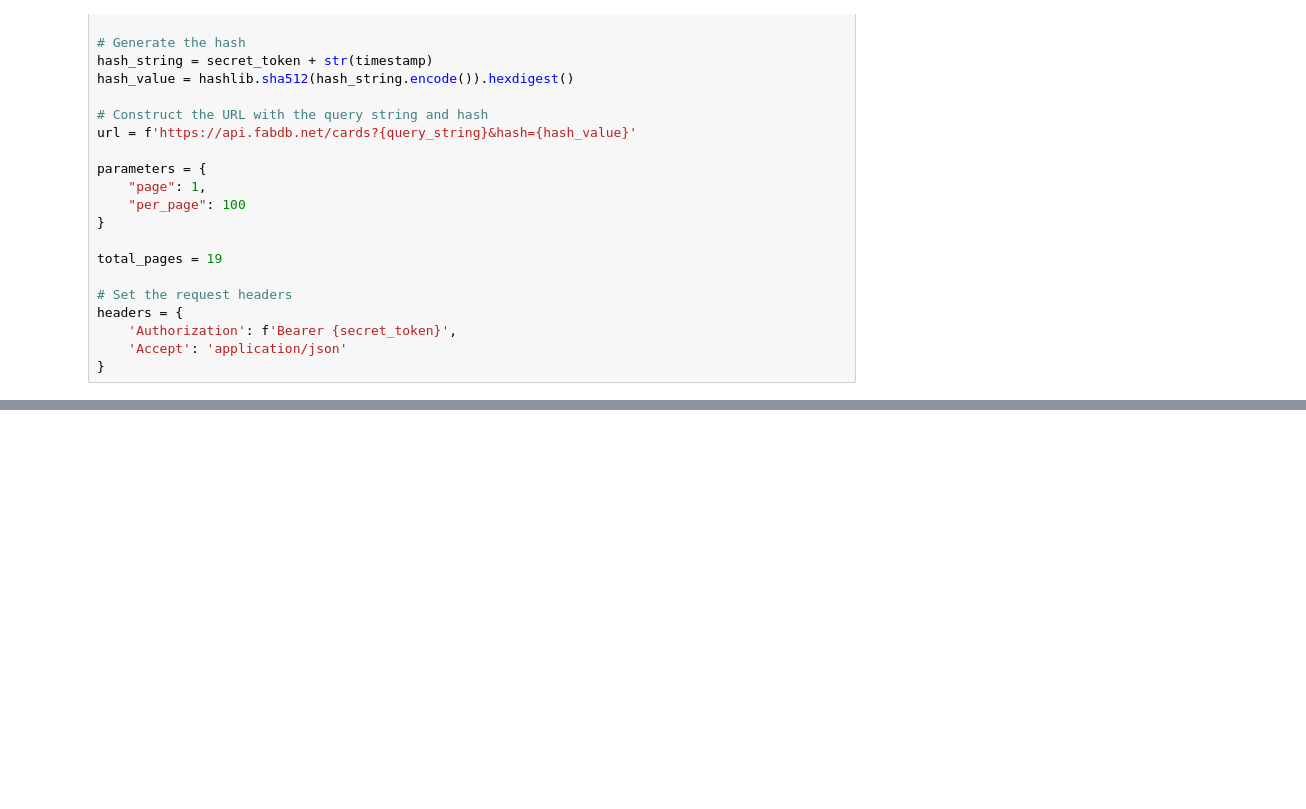
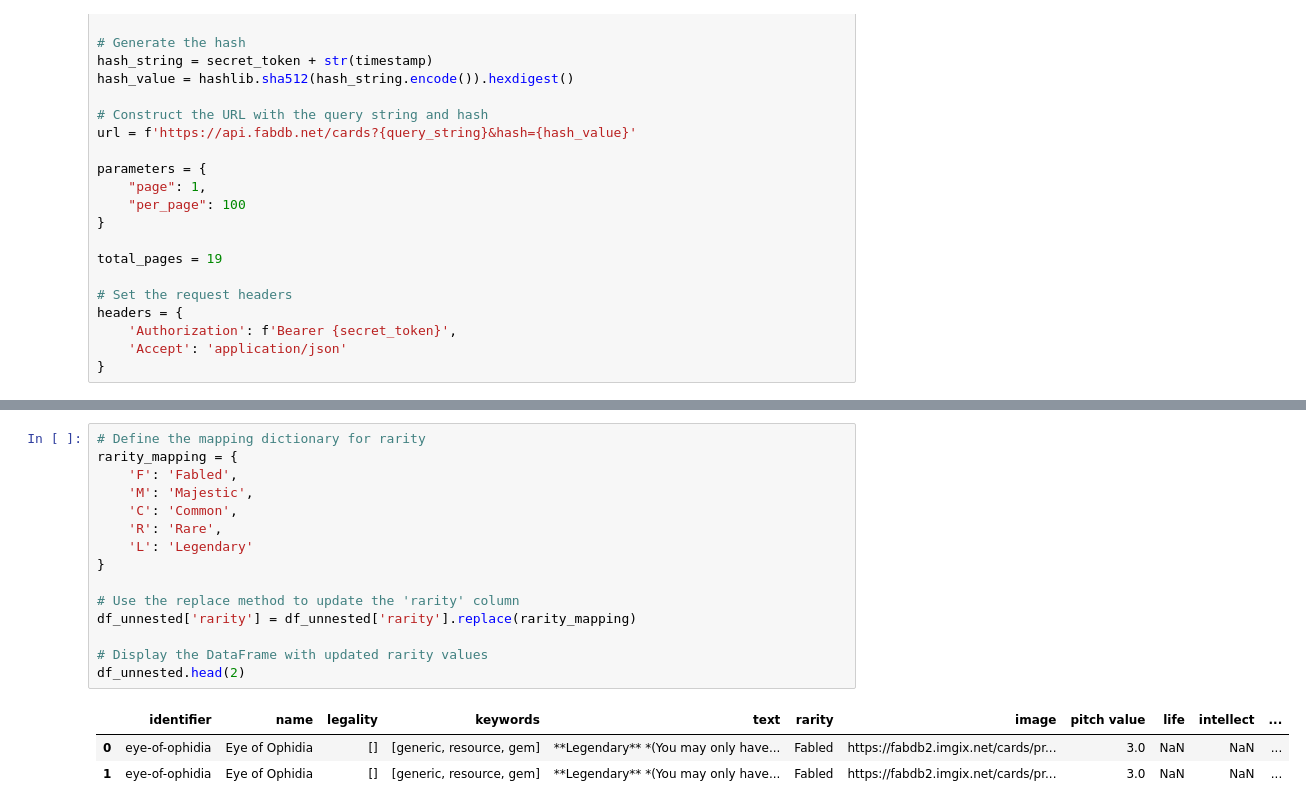
Before and after one commit to NMason1990/Data-Analysis-2-Capstone-Project, a Jupyter notebook: api-data-exploded1.ipynb, the cells around one changed output, grey strips where cells are left out. Drawn from its saved outputs; the diff is of its cells as text; blank space fills up the shorter version.

```diff
--- a/api-data-exploded1.ipynb
+++ b/api-data-exploded1.ipynb
@@ -85,0 +117,19 @@ df_merged
+# %%
+# Define the mapping dictionary for rarity
+rarity_mapping = {
+    'F': 'Fabled',
+    'M': 'Majestic',
+    'C': 'Common',
+    'R': 'Rare',
+    'L': 'Legendary'
+}
+
+# Use the replace method to update the 'rarity' column
+df_unnested['rarity'] = df_unnested['rarity'].replace(rarity_mapping)
+
+# Display the DataFrame with updated rarity values
+df_unnested.head(2)
+# %% [output]
+|  | identifier | name | legality | keywords | text | rarity | image | pitch value | life | intellect | ... |
+| 0 | eye-of-ophidia | Eye of Ophidia | [] | [generic, resource, gem] | **Legendary** *(You may only have... | Fabled | https://fabdb2.imgix.net/cards/pr... | 3.0 | NaN | NaN | ... |
+| 1 | eye-of-ophidia | Eye of Ophidia | [] | [generic, resource, gem] | **Legendary** *(You may only have... | Fabled | https://fabdb2.imgix.net/cards/pr... | 3.0 | NaN | NaN | ... |
```
Also changed, not shown: parts of 8 cells of this notebook, 2 other files.
